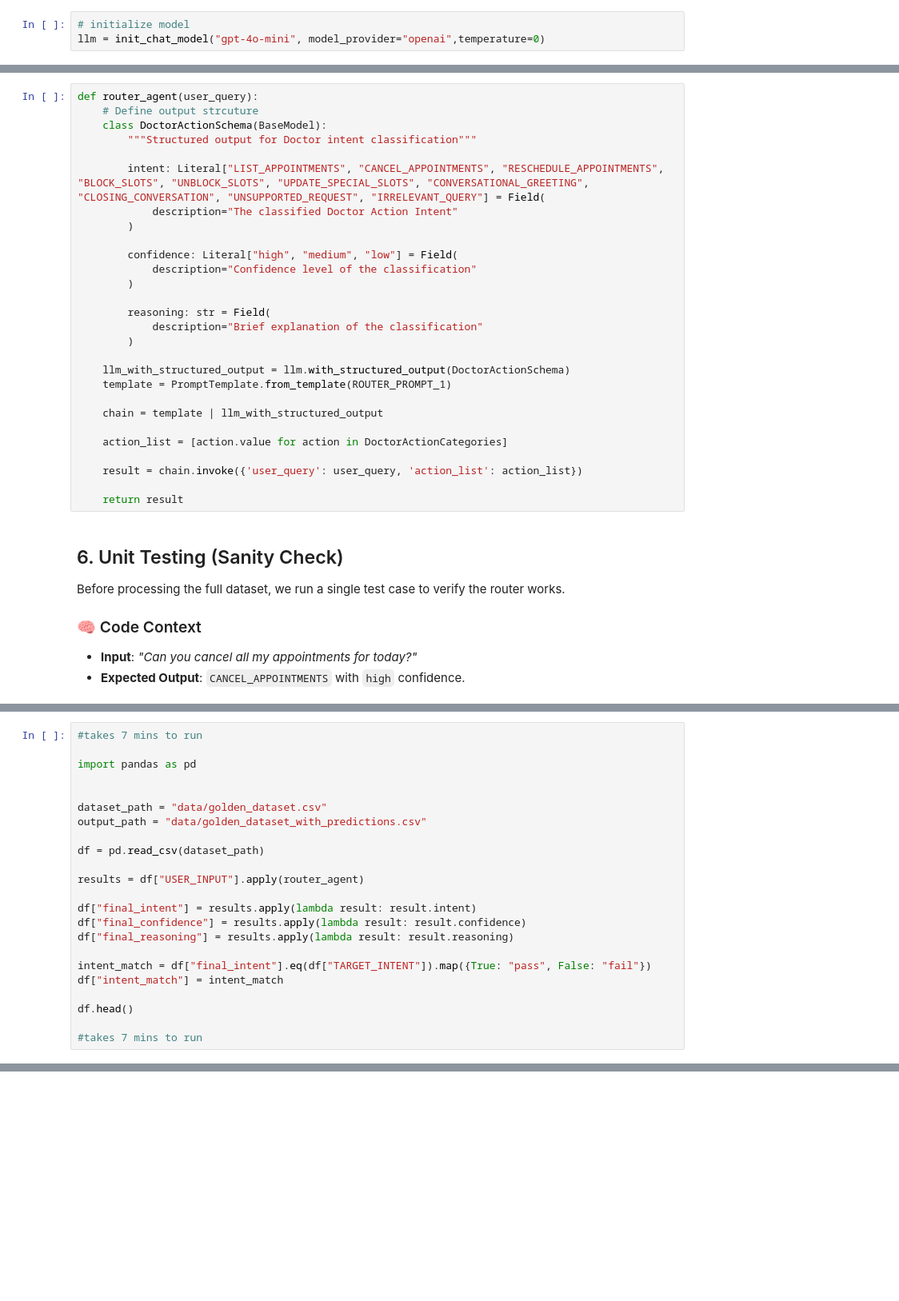
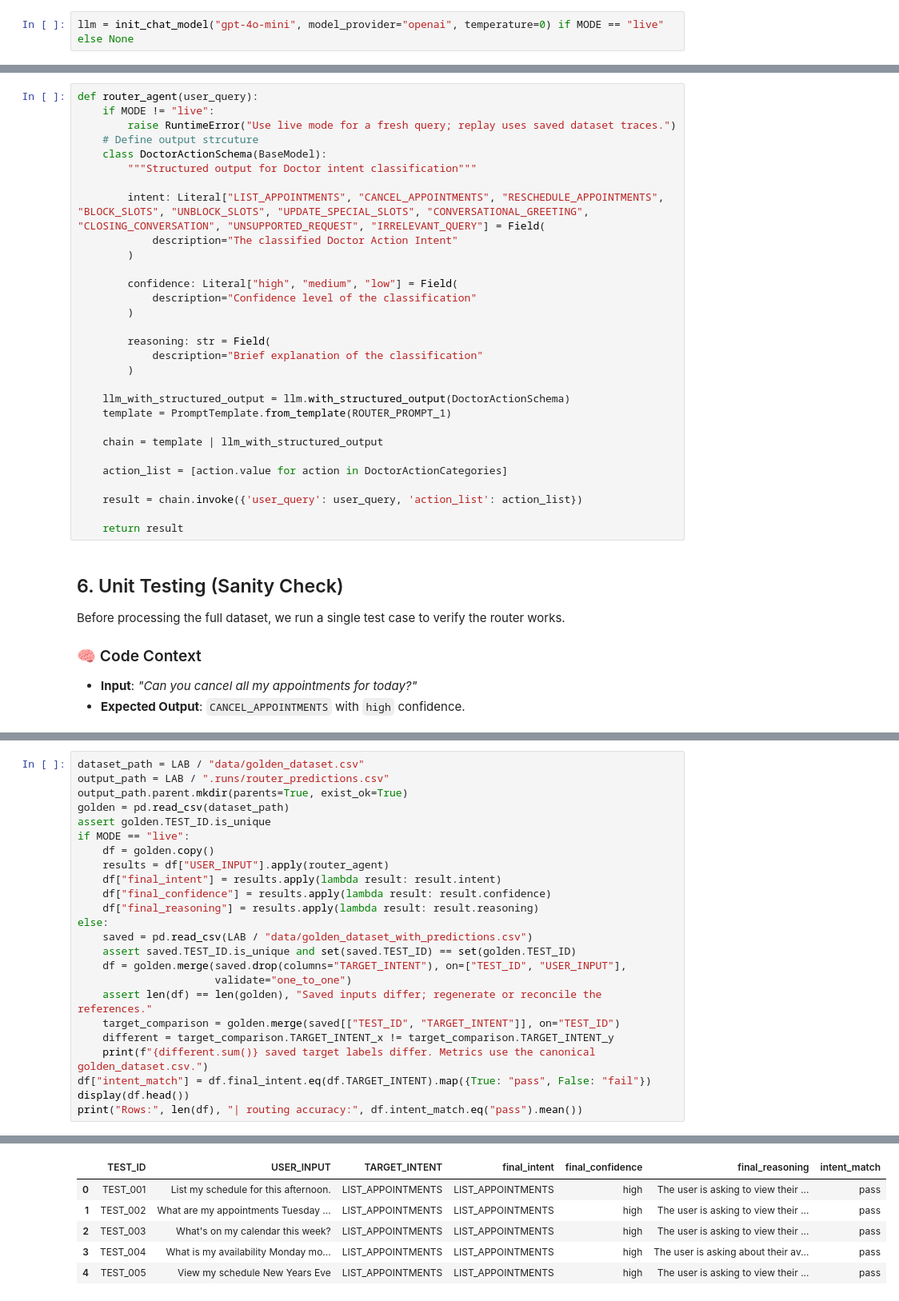
Before and after one commit to The-Gen-Academy/Mastering-Agentic-AI-Week4-Session1, a Jupyter notebook: AI-Evals-Principles/routing_agent_evals/routing_agent_evals.ipynb, the cells around one changed output, grey strips where cells are left out. Shown at 80% size. Drawn from its saved outputs; the diff is of its cells as text; blank space fills up the shorter version.

```diff
--- a/AI-Evals-Principles/routing_agent_evals/routing_agent_evals.ipynb
+++ b/AI-Evals-Principles/routing_agent_evals/routing_agent_evals.ipynb
@@ -99,6 +148,5 @@ For routing tasks, we often use smaller, faster models (like `gpt-4o-mini`) beca
 # %%
-# initialize model
-llm = init_chat_model("gpt-4o-mini", model_provider="openai",temperature=0)
+llm = init_chat_model("gpt-4o-mini", model_provider="openai", temperature=0) if MODE == "live" else None
 # %% [markdown]
 ## 5. The Router Agent (Schema Enforcement)
 This is the core logic. We define a **Pydantic Schema** that forces the LLM to return a structured object instead of raw text.
@@ -112,6 +160,8 @@ This is the core logic. We define a **Pydantic Schema** that forces the LLM to r
 ![Diagram](./images/03_img.png)
 # %%
 def router_agent(user_query):
+    if MODE != "live":
+        raise RuntimeError("Use live mode for a fresh query; replay uses saved dataset traces.")
     # Define output strcuture
     class DoctorActionSchema(BaseModel):
         """Structured output for Doctor intent classification"""
@@ -160,25 +216,27 @@ To trust this router in production, we need to test it against a **Golden Datase
 # %% [markdown]
 ![Diagram](./images/04_img.png)
 # %%
-#takes 7 mins to run
-
-import pandas as pd
-
-
-dataset_path = "data/golden_dataset.csv"
-output_path = "data/golden_dataset_with_predictions.csv"
-
-df = pd.read_csv(dataset_path)
-
-results = df["USER_INPUT"].apply(router_agent)
-
-df["final_intent"] = results.apply(lambda result: result.intent)
-df["final_confidence"] = results.apply(lambda result: result.confidence)
-df["final_reasoning"] = results.apply(lambda result: result.reasoning)
-
-intent_match = df["final_intent"].eq(df["TARGET_INTENT"]).map({True: "pass", False: "fail"})
-df["intent_match"] = intent_match
-
-df.head()
-
-#takes 7 mins to run
+dataset_path = LAB / "data/golden_dataset.csv"
+output_path = LAB / ".runs/router_predictions.csv"
+output_path.parent.mkdir(parents=True, exist_ok=True)
+golden = pd.read_csv(dataset_path)
+assert golden.TEST_ID.is_unique
+if MODE == "live":
+    df = golden.copy()
+    results = df["USER_INPUT"].apply(router_agent)
+    df["final_intent"] = results.apply(lambda result: result.intent)
+    df["final_confidence"] = results.apply(lambda result: result.confidence)
+    df["final_reasoning"] = results.apply(lambda result: result.reasoning)
+else:
+    saved = pd.read_csv(LAB / "data/golden_dataset_with_predictions.csv")
+    assert saved.TEST_ID.is_unique and set(saved.TEST_ID) == set(golden.TEST_ID)
+    df = golden.merge(saved.drop(columns="TARGET_INTENT"), on=["TEST_ID", "USER_INPUT"],
+                      validate="one_to_one")
+    assert len(df) == len(golden), "Saved inputs differ; regenerate or reconcile the references."
+    target_comparison = golden.merge(saved[["TEST_ID", "TARGET_INTENT"]], on="TEST_ID")
+    different = target_comparison.TARGET_INTENT_x != target_comparison.TARGET_INTENT_y
+    print(f"{different.sum()} saved target labels differ. Metrics use the canonical golden_dataset.csv.")
+df["intent_match"] = df.final_intent.eq(df.TARGET_INTENT).map({True: "pass", False: "fail"})
+display(df.head())
+print("Rows:", len(df), "| routing accuracy:", df.intent_match.eq("pass").mean())
+# %% [output]
@@ -184,0 +244,6 @@ df.head()
+|  | TEST_ID | USER_INPUT | TARGET_INTENT | final_intent | final_confidence | final_reasoning | intent_match |
+| 0 | TEST_001 | List my schedule for this afternoon. | LIST_APPOINTMENTS | LIST_APPOINTMENTS | high | The user is asking to view their ... | pass |
+| 1 | TEST_002 | What are my appointments Tuesday ... | LIST_APPOINTMENTS | LIST_APPOINTMENTS | high | The user is asking to view their ... | pass |
+| 2 | TEST_003 | What's on my calendar this week? | LIST_APPOINTMENTS | LIST_APPOINTMENTS | high | The user is asking to view their ... | pass |
+| 3 | TEST_004 | What is my availability Monday mo... | LIST_APPOINTMENTS | LIST_APPOINTMENTS | high | The user is asking about their av... | pass |
+| 4 | TEST_005 | View my schedule New Years Eve | LIST_APPOINTMENTS | LIST_APPOINTMENTS | high | The user is asking to view their ... | pass |
```
Also changed, not shown: parts of 12 cells of this notebook, 9 other files.
